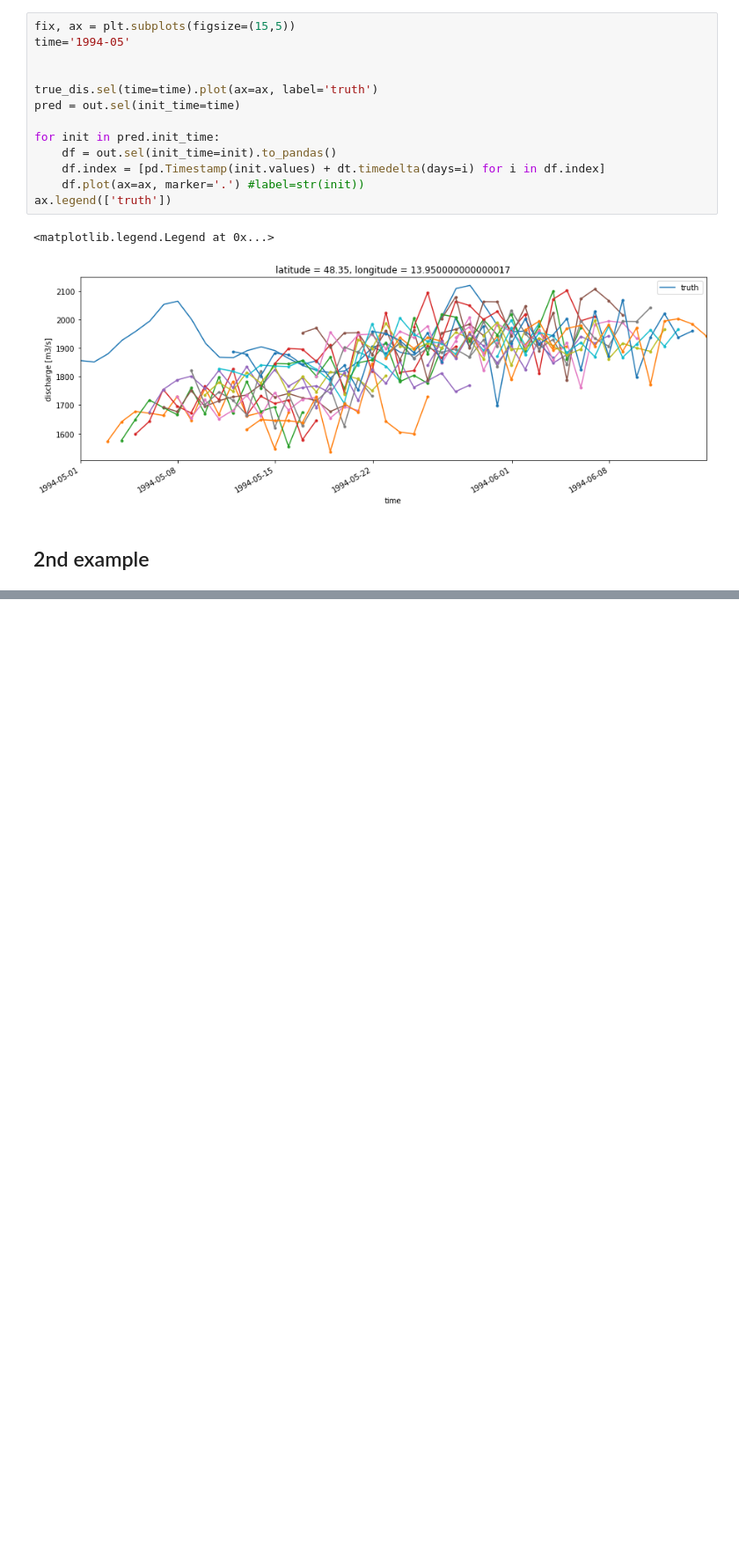
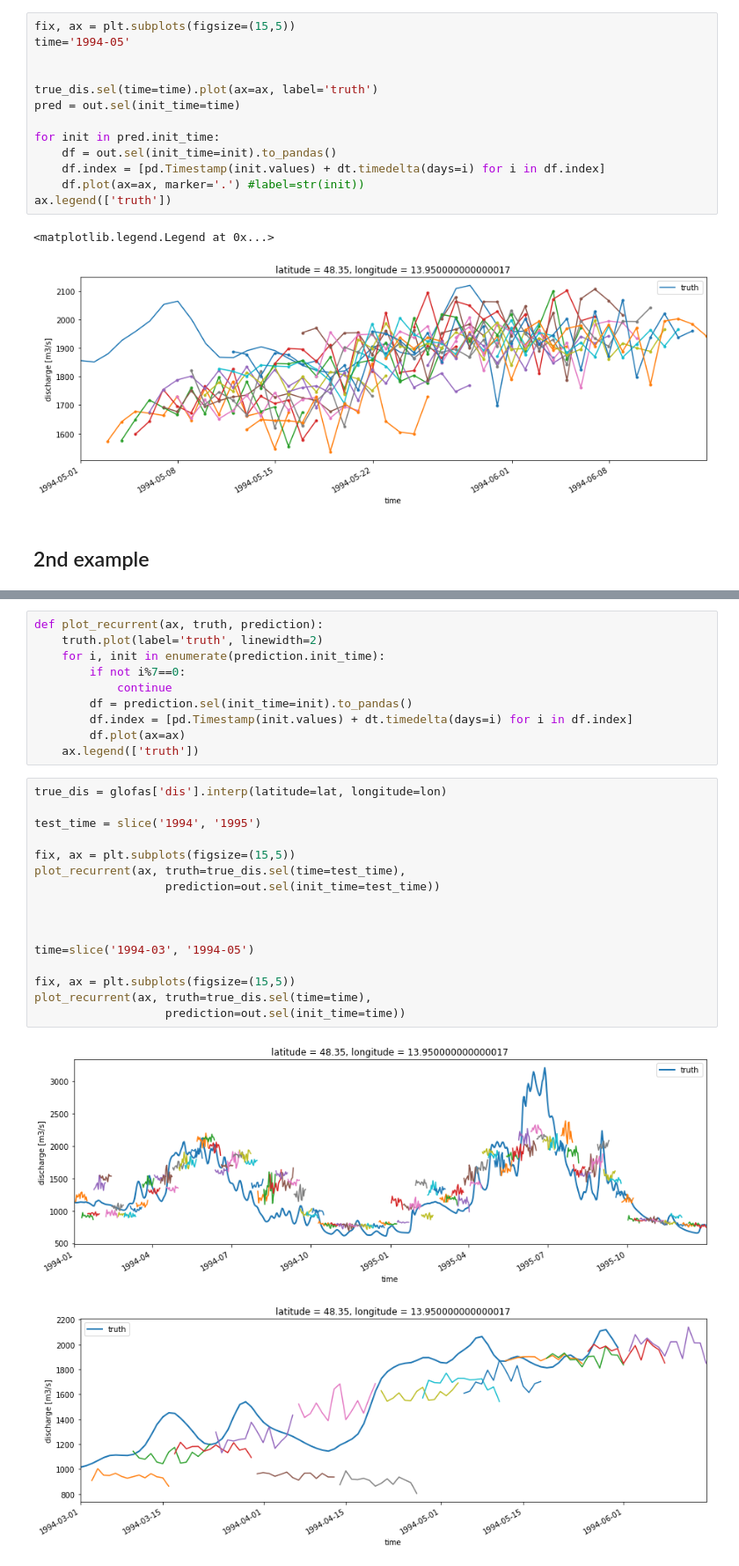
Before and after one commit to ECMWFCode4Earth/ml_flood, a Jupyter notebook: notebooks/3_model_tests/time-delay-neural-net.ipynb, the cells around one changed output, grey strips where cells are left out. Shown at 88% size. Drawn from its saved outputs; the diff is of its cells as text; blank space fills up the shorter version.

```diff
--- a/notebooks/3_model_tests/time-delay-neural-net.ipynb
+++ b/notebooks/3_model_tests/time-delay-neural-net.ipynb
@@ -626,0 +594,29 @@ _________________________________________________________________
+# %%
+def plot_recurrent(ax, truth, prediction):
+    truth.plot(label='truth', linewidth=2)
+    for i, init in enumerate(prediction.init_time):
+        if not i%7==0:
+            continue
+        df = prediction.sel(init_time=init).to_pandas()
+        df.index = [pd.Timestamp(init.values) + dt.timedelta(days=i) for i in df.index]
+        df.plot(ax=ax)
+    ax.legend(['truth'])
+# %%
+true_dis = glofas['dis'].interp(latitude=lat, longitude=lon)
+
+test_time = slice('1994', '1995')
+
+fix, ax = plt.subplots(figsize=(15,5))
+plot_recurrent(ax, truth=true_dis.sel(time=test_time),
+                   prediction=out.sel(init_time=test_time))
+
+
+
+time=slice('1994-03', '1994-05')
+
+fix, ax = plt.subplots(figsize=(15,5))
+plot_recurrent(ax, truth=true_dis.sel(time=time),
+                   prediction=out.sel(init_time=time))
+# %% [output]
+[figure, added]
+[figure, added]
```
Also changed, not shown: parts of 4 cells of this notebook.
